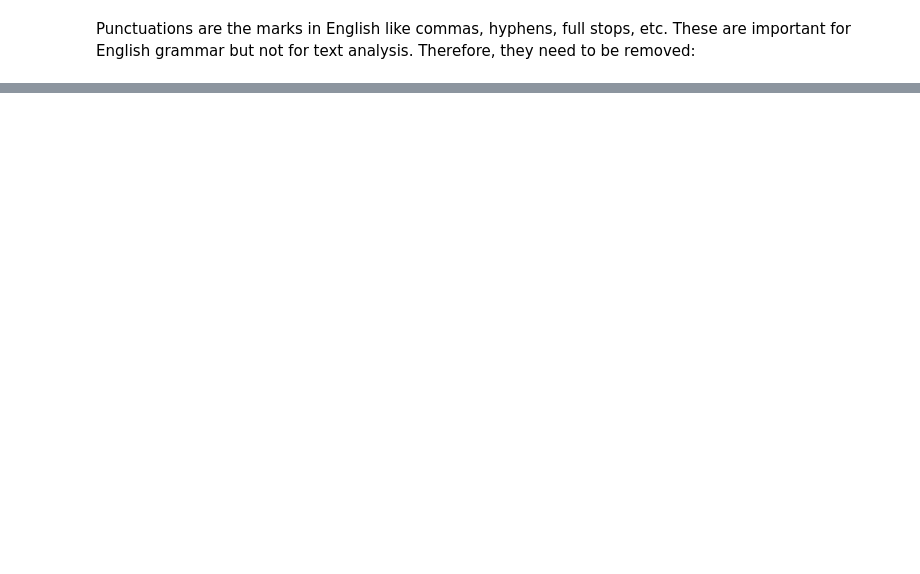
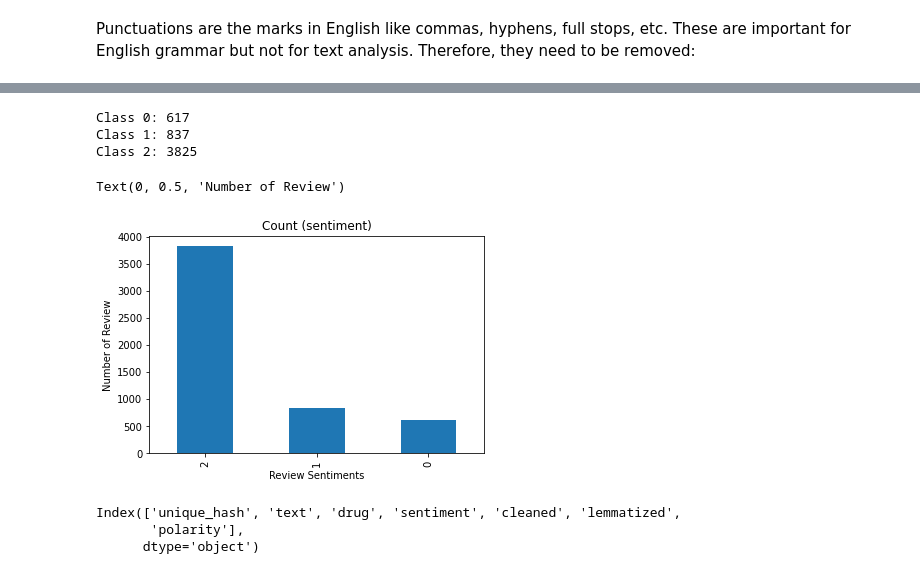
Before and after one commit to achalvats/Medical-Drugs--NLP, a Jupyter notebook: Sentiment_Analysis_for_Medical_Drugs_NLP.ipynb, the cells around one changed output, grey strips where cells are left out. Saved outputs shown, nothing was run; the diff lists cells and outputs as text; code cells hidden in the pictures; blank space fills up the shorter version.

```diff
--- a/Sentiment_Analysis_for_Medical_Drugs_NLP.ipynb
+++ b/Sentiment_Analysis_for_Medical_Drugs_NLP.ipynb
@@ -494,0 +558,2 @@ ZeroDivisionError: ignored
+# %%
+train_orginal_data = pd.read_csv("train_F3WbcTw.csv")
@@ -494,0 +577,22 @@ ZeroDivisionError: ignored
+# %%
+sentiment_count = train_orginal_data.sentiment.value_counts()
+print('Class 0:', sentiment_count[0])
+print('Class 1:', sentiment_count[1])
+print('Class 2:', sentiment_count[2])
+# %% [output]
+Class 0: 617
+Class 1: 837
+Class 2: 3825
+# %%
+sentiment_count.plot(kind='bar', title='Count (sentiment)');
+plt.xlabel('Review Sentiments')
+plt.ylabel('Number of Review')
+# %% [output]
+Text(0, 0.5, 'Number of Review')
+[figure, added]
+# %%
+train_2.columns
+# %% [output]
+Index(['unique_hash', 'text', 'drug', 'sentiment', 'cleaned', 'lemmatized',
+       'polarity'],
+      dtype='object')
```
Also changed, not shown: parts of 34 cells of this notebook.
